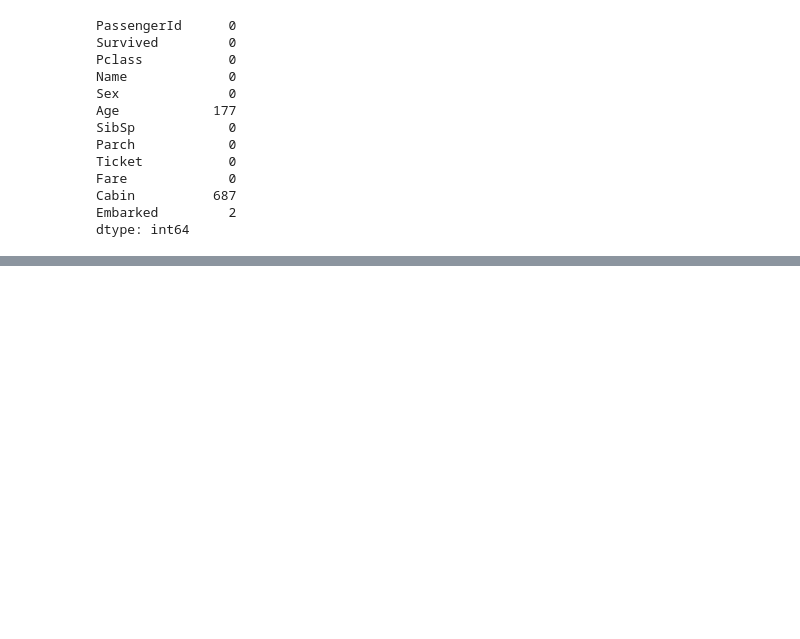
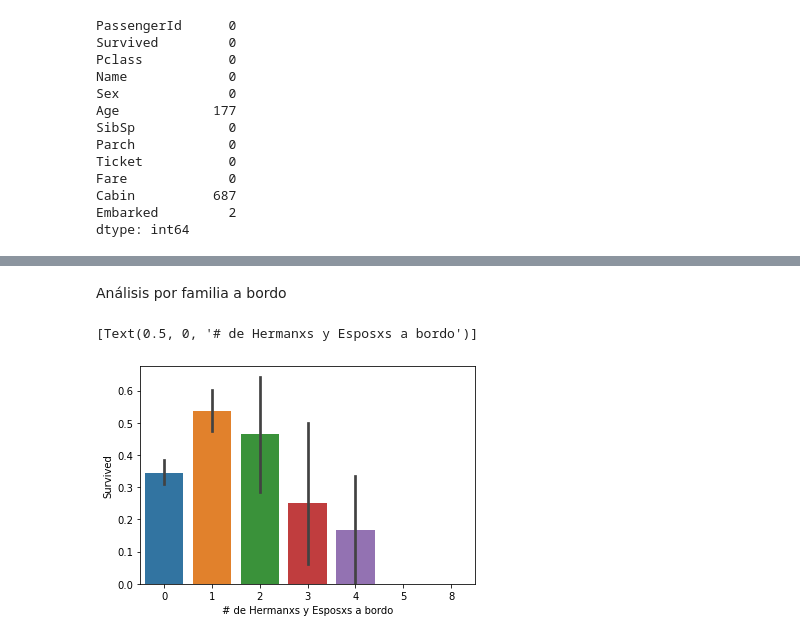
Before and after one commit to joacoh/titanic-dspj, a Jupyter notebook: notebooks/primero.ipynb, the cells around one changed output, grey strips where cells are left out. Cells and saved outputs as stored; diff of their text form; code cells hidden in the pictures; blank space fills up the shorter version.

```diff
--- a/notebooks/primero.ipynb
+++ b/notebooks/primero.ipynb
@@ -67,0 +106,8 @@ dtype: int64
+# %% [markdown]
+Análisis por familia a bordo
+# %%
+ax = sns.barplot(x=traindata['SibSp'], y=traindata['Survived'], data=traindata)
+ax.set(xlabel='# de Hermanxs y Esposxs a bordo')
+# %% [output]
+[Text(0.5, 0, '# de Hermanxs y Esposxs a bordo')]
+[figure, added]
```
Also changed, not shown: parts of 12 cells of this notebook.
